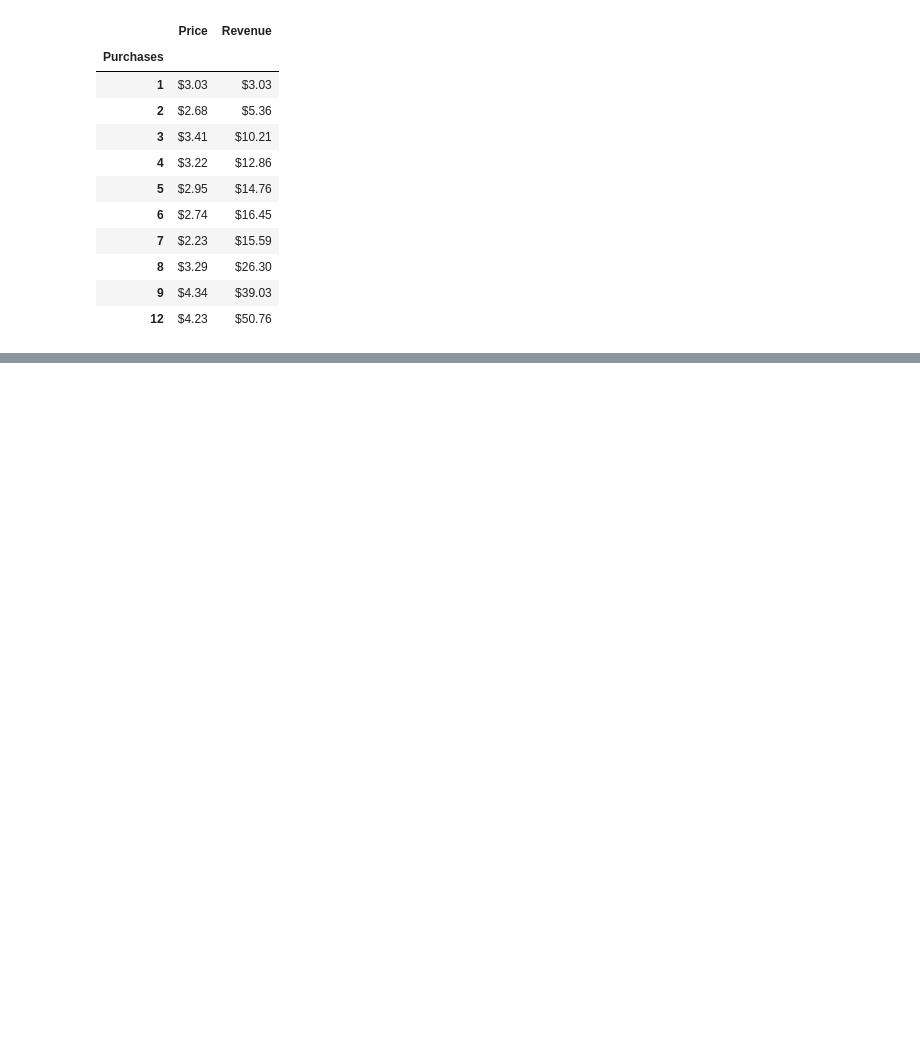
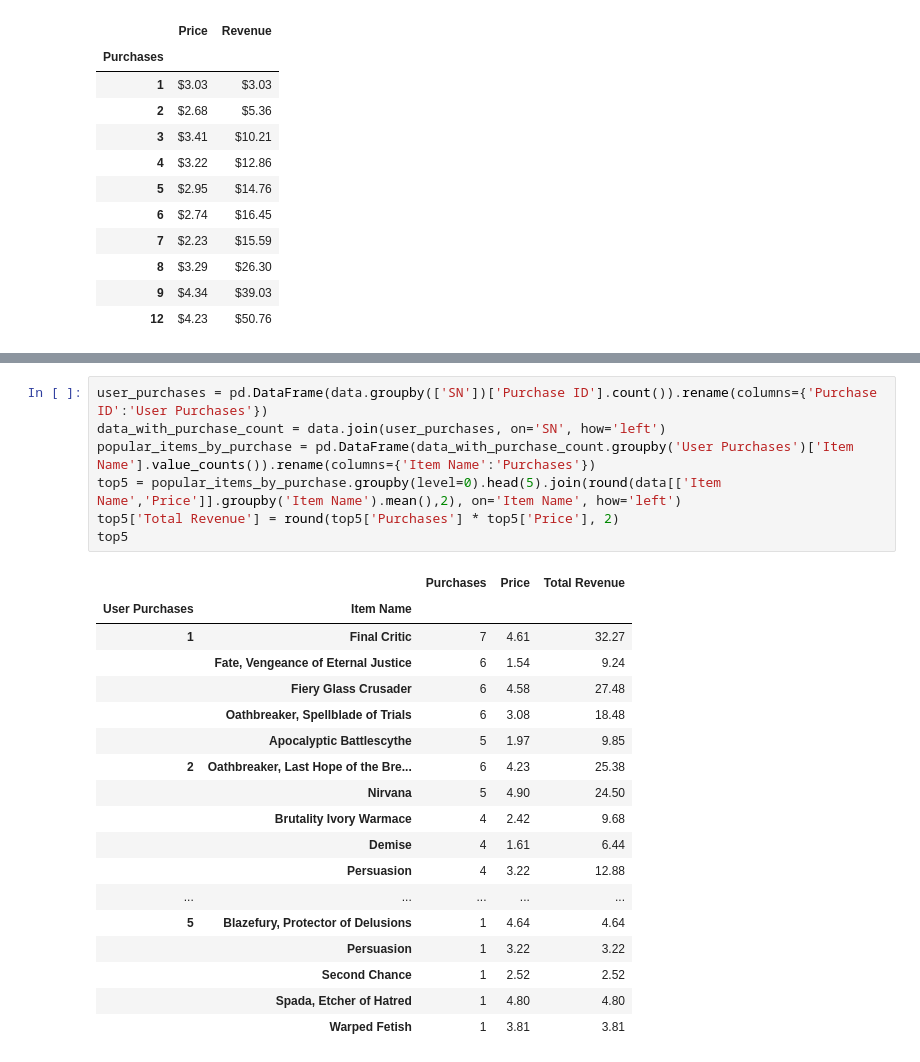
Before and after one commit to xsarinix/heroes-of-pymoli, a Jupyter notebook: heroes.ipynb, the cells around one changed output, grey strips where cells are left out. Drawn from its saved outputs; the diff is of its cells as text; blank space fills up the shorter version.

```diff
--- a/heroes.ipynb
+++ b/heroes.ipynb
@@ -187,0 +204,26 @@ User Analysis
+# %%
+user_purchases = pd.DataFrame(data.groupby(['SN'])['Purchase ID'].count()).rename(columns={'Purchase ID':'User Purchases'})
+data_with_purchase_count = data.join(user_purchases, on='SN', how='left')
+popular_items_by_purchase = pd.DataFrame(data_with_purchase_count.groupby('User Purchases')['Item Name'].value_counts()).rename(columns={'Item Name':'Purchases'})
+top5 = popular_items_by_purchase.groupby(level=0).head(5).join(round(data[['Item Name','Price']].groupby('Item Name').mean(),2), on='Item Name', how='left')
+top5['Total Revenue'] = round(top5['Purchases'] * top5['Price'], 2)
+top5
+# %% [output]
+|  |  | Purchases | Price | Total Revenue |
+| User Purchases | Item Name |  |  |  |
+| 1 | Final Critic | 7 | 4.61 | 32.27 |
+|  | Fate, Vengeance of Eternal Justice | 6 | 1.54 | 9.24 |
+|  | Fiery Glass Crusader | 6 | 4.58 | 27.48 |
+|  | Oathbreaker, Spellblade of Trials | 6 | 3.08 | 18.48 |
+|  | Apocalyptic Battlescythe | 5 | 1.97 | 9.85 |
+| 2 | Oathbreaker, Last Hope of the Bre... | 6 | 4.23 | 25.38 |
+|  | Nirvana | 5 | 4.90 | 24.50 |
+|  | Brutality Ivory Warmace | 4 | 2.42 | 9.68 |
+|  | Demise | 4 | 1.61 | 6.44 |
+|  | Persuasion | 4 | 3.22 | 12.88 |
+| ... | ... | ... | ... | ... |
+| 5 | Blazefury, Protector of Delusions | 1 | 4.64 | 4.64 |
+|  | Persuasion | 1 | 3.22 | 3.22 |
+|  | Second Chance | 1 | 2.52 | 2.52 |
+|  | Spada, Etcher of Hatred | 1 | 4.80 | 4.80 |
+|  | Warped Fetish | 1 | 3.81 | 3.81 |
```
Also changed, not shown: parts of 18 cells of this notebook.
